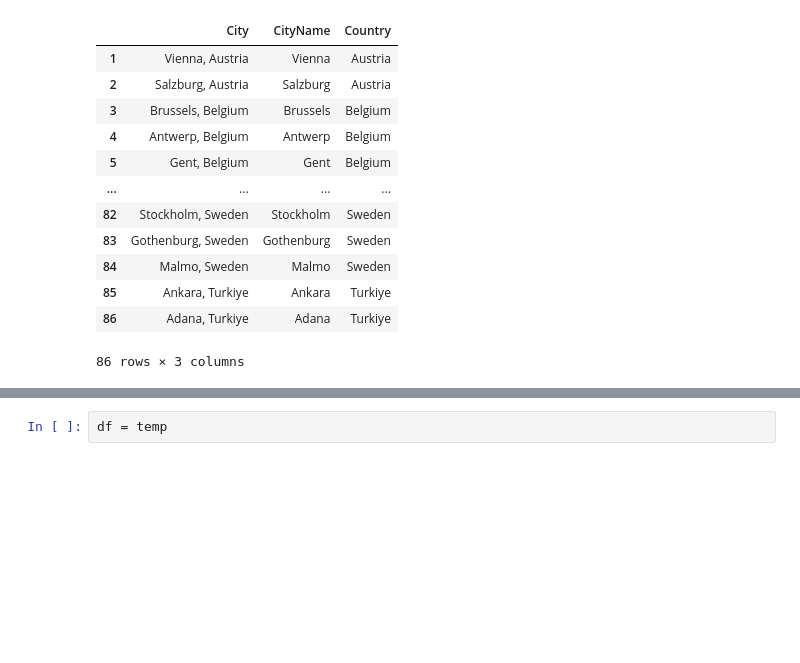
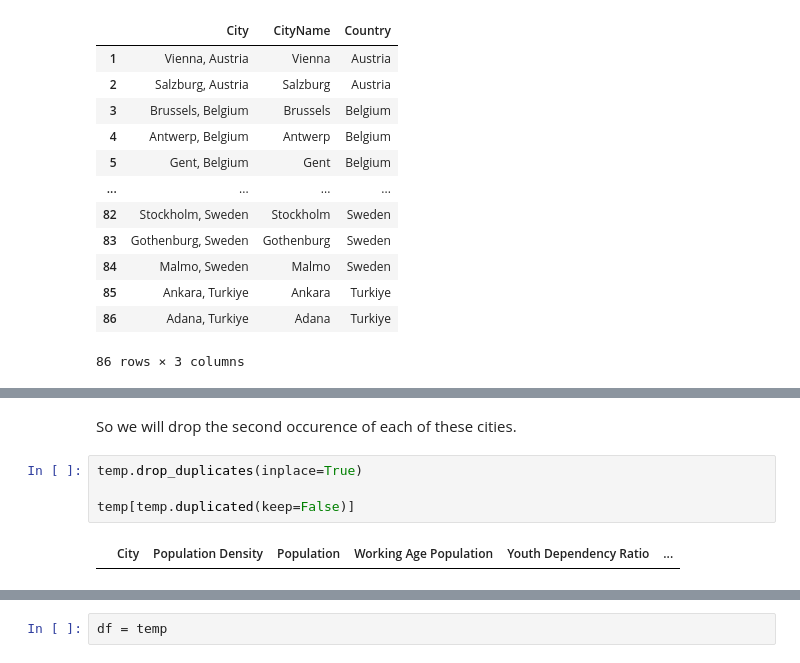
Before and after one commit to CoderCactus/WhereShouldILive, a Jupyter notebook: Group13_PDS_2526.ipynb, the cells around one changed output, grey strips where cells are left out. Saved outputs shown, nothing was run; the diff lists cells and outputs as text; blank space fills up the shorter version.

```diff
--- a/Group13_PDS_2526.ipynb
+++ b/Group13_PDS_2526.ipynb
@@ -160,0 +171,8 @@ temp.loc[:,['City', 'CityName', 'Country']]
+# %% [markdown]
+So we will drop the second occurence of each of these cities.
+# %%
+temp.drop_duplicates(inplace=True)
+
+temp[temp.duplicated(keep=False)]
+# %% [output]
+|  | City | Population Density | Population | Working Age Population | Youth Dependency Ratio | ... |
```
Also changed, not shown: parts of 13 cells of this notebook.
